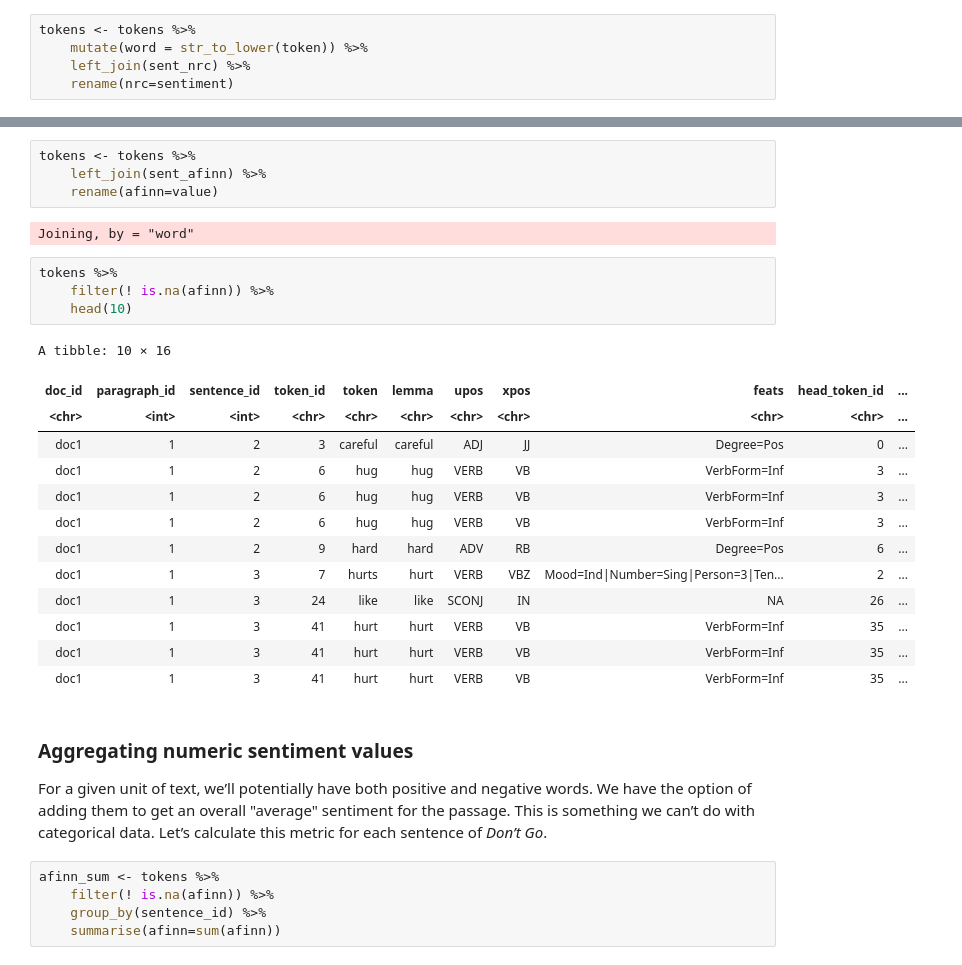
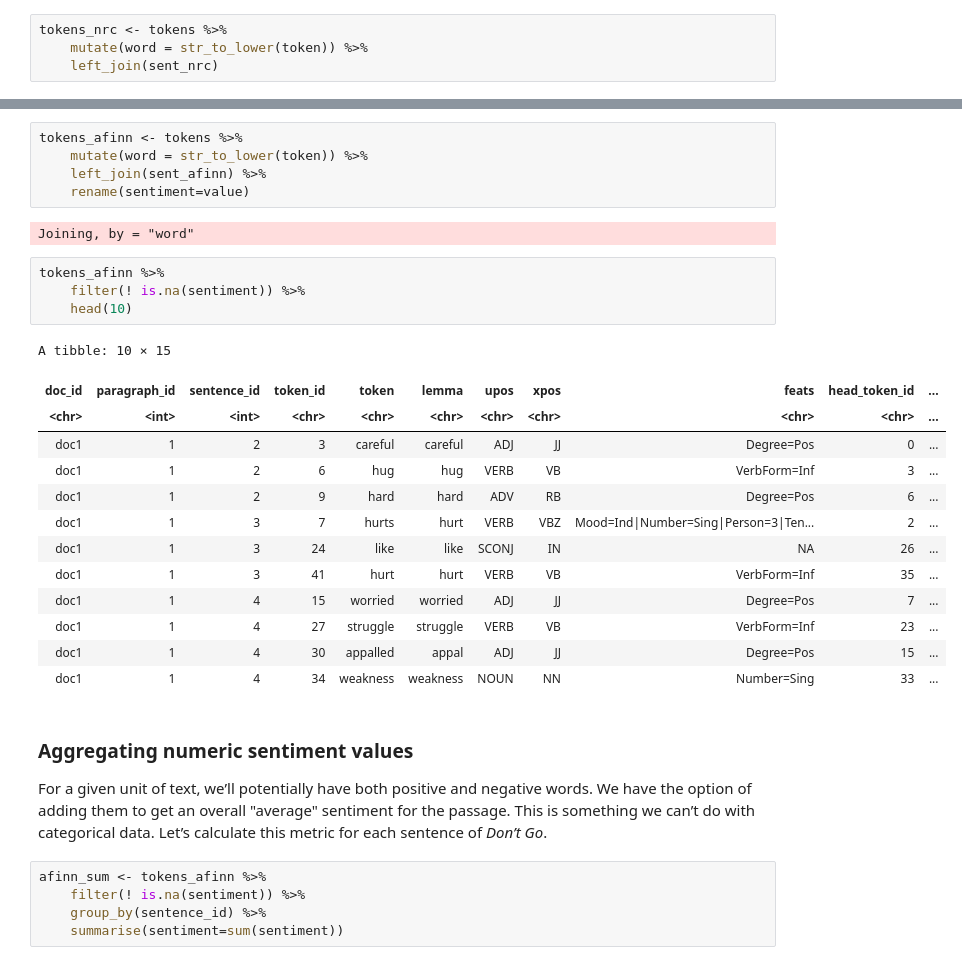
Before and after one commit to cwf2/rostock_r, a Jupyter notebook: 6 - Character n-grams and sentiment.ipynb, the cells around one changed output, grey strips where cells are left out. Drawn from its saved outputs; the diff is of its cells as text.

```diff
--- a/6 - Character n-grams and sentiment.ipynb
+++ b/6 - Character n-grams and sentiment.ipynb
@@ -411,8 +491,7 @@ We need a column to join on: I’ll create column `word` in `tokens` that’s lo
 # %%
-tokens <- tokens %>%
+tokens_nrc <- tokens %>%
     mutate(word = str_to_lower(token)) %>%
-    left_join(sent_nrc) %>%
-    rename(nrc=sentiment)
+    left_join(sent_nrc)
 # %% [output]
 Joining, by = "word"
 # %% [markdown]
@@ -533,36 +612,37 @@ Let’s add the afinn sentiment values to `tokens` alongside the nrc categories.
 # %%
-tokens <- tokens %>%
+tokens_afinn <- tokens %>%
+    mutate(word = str_to_lower(token)) %>%
     left_join(sent_afinn) %>%
-    rename(afinn=value)
+    rename(sentiment=value)
 # %% [output]
 Joining, by = "word"
 # %%
-tokens %>%
-    filter(! is.na(afinn)) %>%
+tokens_afinn %>%
+    filter(! is.na(sentiment)) %>%
     head(10)
 # %% [output]
-A tibble: 10 × 16
+A tibble: 10 × 15
 | doc_id | paragraph_id | sentence_id | token_id | token | lemma | upos | xpos | feats | head_token_id | ... |
 | <chr> | <int> | <int> | <chr> | <chr> | <chr> | <chr> | <chr> | <chr> | <chr> | ... |
 | doc1 | 1 | 2 | 3 | careful | careful | ADJ | JJ | Degree=Pos | 0 | ... |
-| doc1 | 1 | 2 | 6 | hug | hug | VERB | VB | VerbForm=Inf | 3 | ... |
-| doc1 | 1 | 2 | 6 | hug | hug | VERB | VB | VerbForm=Inf | 3 | ... |
 | doc1 | 1 | 2 | 6 | hug | hug | VERB | VB | VerbForm=Inf | 3 | ... |
 | doc1 | 1 | 2 | 9 | hard | hard | ADV | RB | Degree=Pos | 6 | ... |
 | doc1 | 1 | 3 | 7 | hurts | hurt | VERB | VBZ | Mood=Ind|Number=Sing|Person=3|Ten... | 2 | ... |
 | doc1 | 1 | 3 | 24 | like | like | SCONJ | IN | NA | 26 | ... |
 | doc1 | 1 | 3 | 41 | hurt | hurt | VERB | VB | VerbForm=Inf | 35 | ... |
-| doc1 | 1 | 3 | 41 | hurt | hurt | VERB | VB | VerbForm=Inf | 35 | ... |
-| doc1 | 1 | 3 | 41 | hurt | hurt | VERB | VB | VerbForm=Inf | 35 | ... |
+| doc1 | 1 | 4 | 15 | worried | worried | ADJ | JJ | Degree=Pos | 7 | ... |
+| doc1 | 1 | 4 | 27 | struggle | struggle | VERB | VB | VerbForm=Inf | 23 | ... |
+| doc1 | 1 | 4 | 30 | appalled | appal | ADJ | JJ | Degree=Pos | 15 | ... |
+| doc1 | 1 | 4 | 34 | weakness | weakness | NOUN | NN | Number=Sing | 33 | ... |
 # %% [markdown]
 ### Aggregating numeric sentiment values
 
 For a given unit of text, we’ll potentially have both positive and negative words. We have the option of adding them to get an overall "average" sentiment for the passage. This is something we can’t do with categorical data. Let’s calculate this metric for each sentence of *Don’t Go*.
 # %%
-afinn_sum <- tokens %>%
-    filter(! is.na(afinn)) %>%
+afinn_sum <- tokens_afinn %>%
+    filter(! is.na(sentiment)) %>%
     group_by(sentence_id) %>%
-    summarise(afinn=sum(afinn))
+    summarise(sentiment=sum(sentiment))
 # %%
 afinn_sum %>% head(10)
 # %% [output]
```
Also changed, not shown: parts of 19 cells of this notebook, 1 other file.
